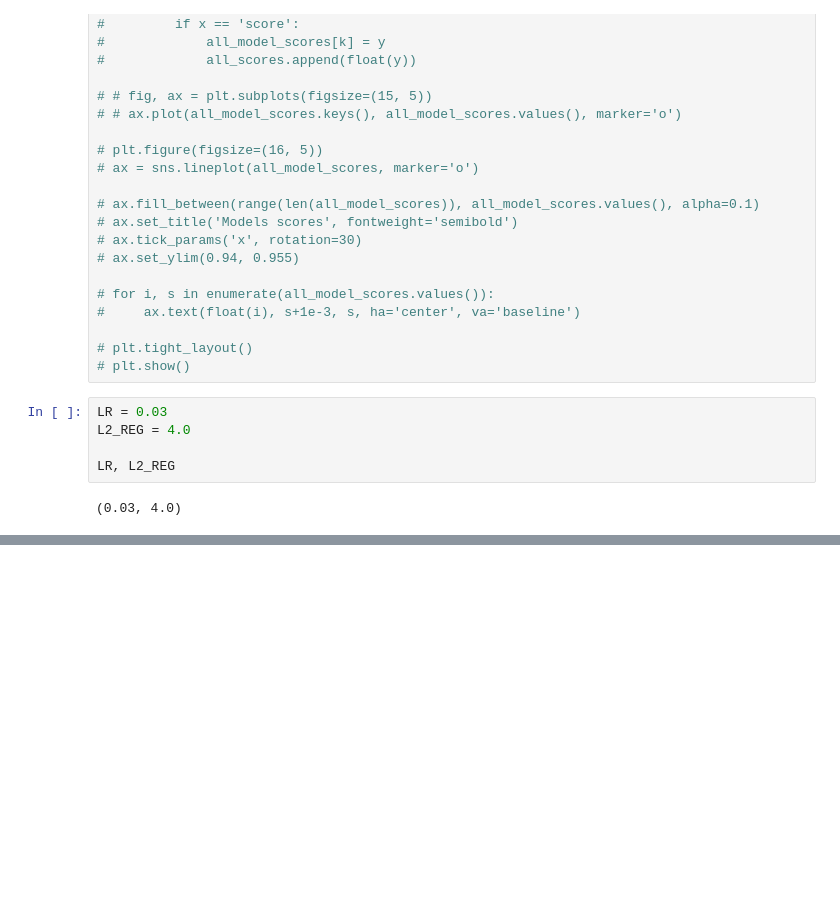
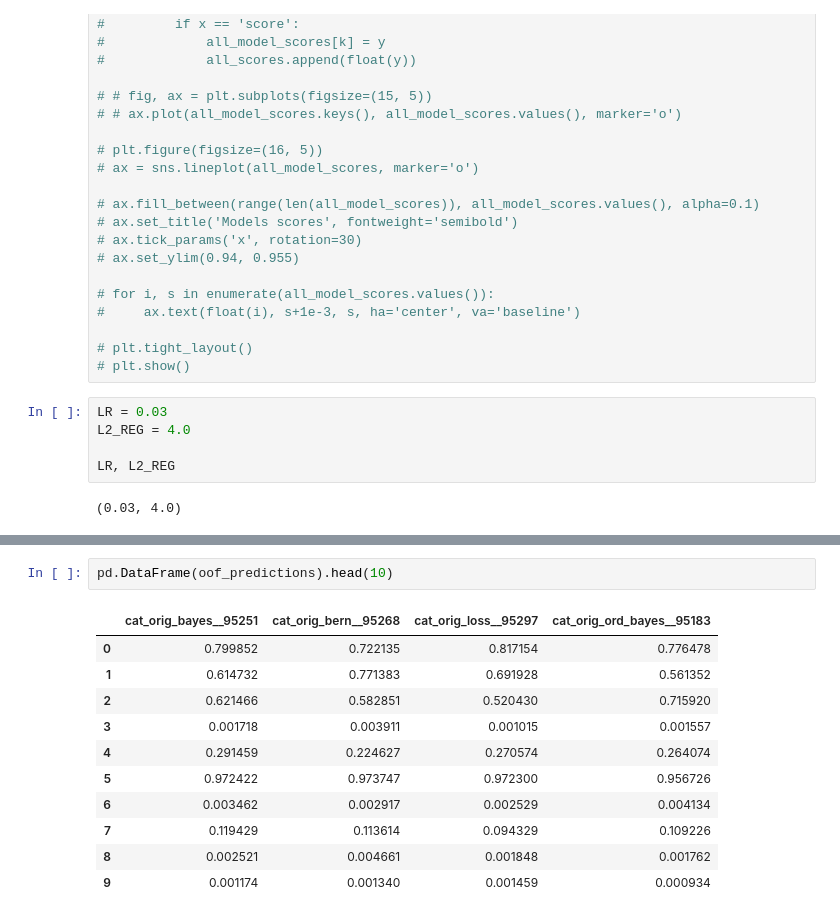
Before and after one commit to coded-sly/ps6e5-F1-PitStop, a Jupyter notebook: ps6e5-catboost-f1-pit.ipynb, the cells around one changed output, grey strips where cells are left out. Saved outputs shown, nothing was run; the diff lists cells and outputs as text; blank space fills up the shorter version.

```diff
--- a/ps6e5-catboost-f1-pit.ipynb
+++ b/ps6e5-catboost-f1-pit.ipynb
@@ -1765 +1757,15 @@ cat_v0_ord_bayes_42_9517 saved!
+# %%
+pd.DataFrame(oof_predictions).head(10)
+# %% [output]
+|  | cat_orig_bayes__95251 | cat_orig_bern__95268 | cat_orig_loss__95297 | cat_orig_ord_bayes__95183 |
+| 0 | 0.799852 | 0.722135 | 0.817154 | 0.776478 |
+| 1 | 0.614732 | 0.771383 | 0.691928 | 0.561352 |
+| 2 | 0.621466 | 0.582851 | 0.520430 | 0.715920 |
+| 3 | 0.001718 | 0.003911 | 0.001015 | 0.001557 |
+| 4 | 0.291459 | 0.224627 | 0.270574 | 0.264074 |
+| 5 | 0.972422 | 0.973747 | 0.972300 | 0.956726 |
+| 6 | 0.003462 | 0.002917 | 0.002529 | 0.004134 |
+| 7 | 0.119429 | 0.113614 | 0.094329 | 0.109226 |
+| 8 | 0.002521 | 0.004661 | 0.001848 | 0.001762 |
+| 9 | 0.001174 | 0.001340 | 0.001459 | 0.000934 |
 # %%
```
Also changed, not shown: parts of 18 cells of this notebook.
